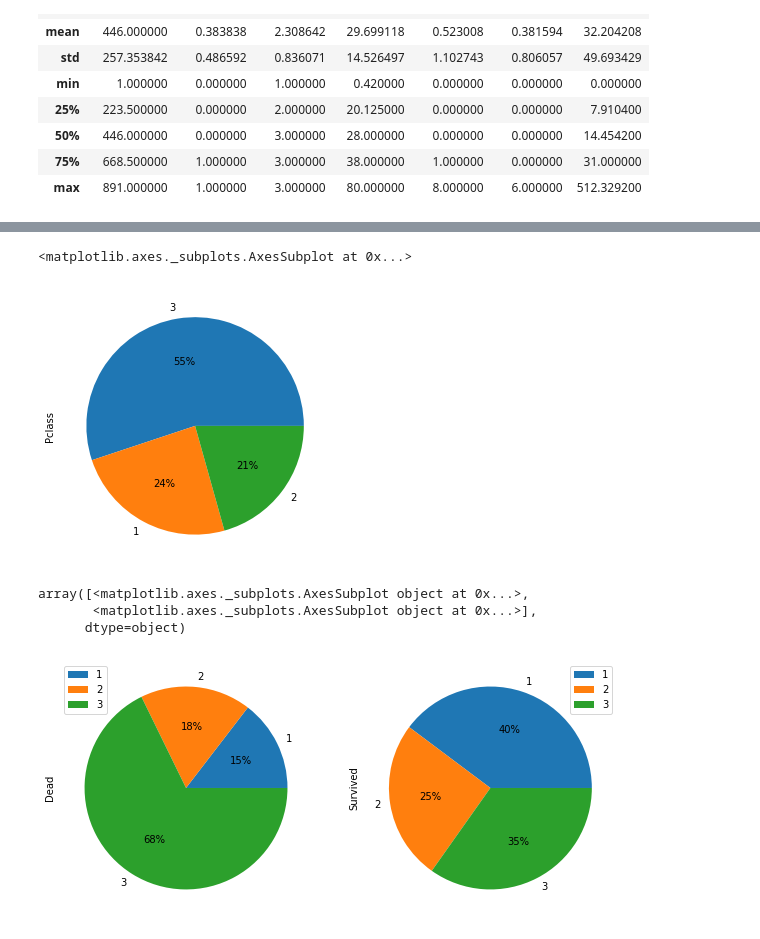
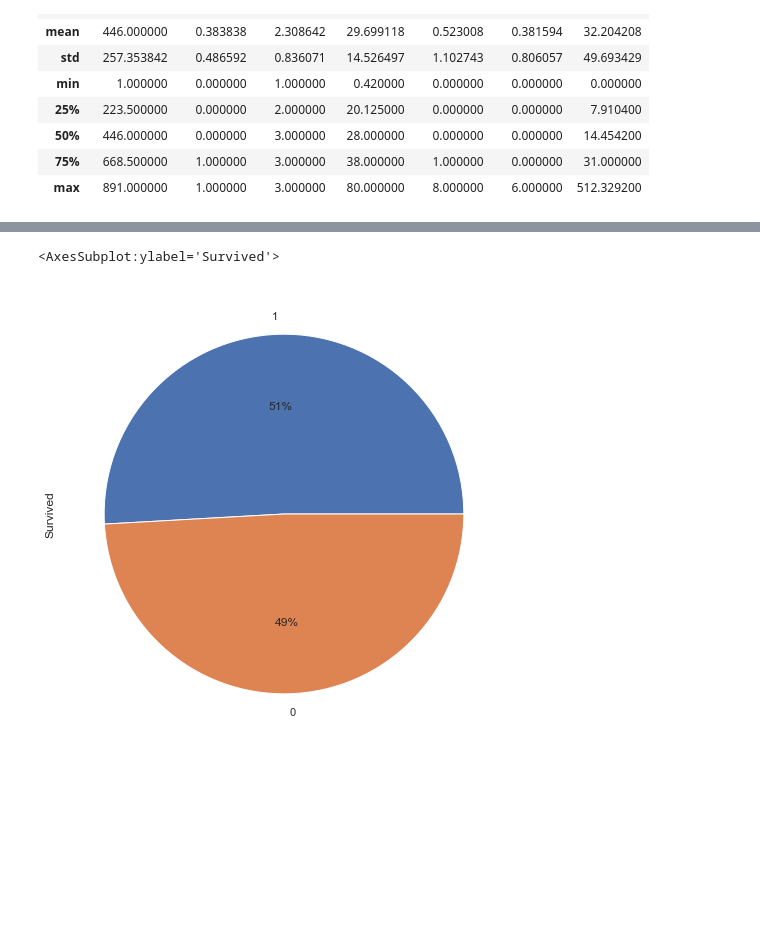
Before and after one commit to johnnyloreano/titanic, a Jupyter notebook: Untitled.ipynb, the cells around one changed output, grey strips where cells are left out. Drawn from its saved outputs; the diff is of its cells as text; code cells hidden in the pictures; blank space fills up the shorter version.

```diff
--- a/Untitled.ipynb
+++ b/Untitled.ipynb
@@ -11 +14,15 @@ import random
+# %%
+warnings.filterwarnings('ignore')
+warnings.filterwarnings('ignore', category=DeprecationWarning)
+
+sns.set(rc={'figure.figsize':(11.7,8.27)})
+HTML("""
+<style>
+.output_png {
+    display: table-cell;
+    text-align: center;
+    vertical-align: middle;
+}
+</style>
+""");
 # %%
@@ -104,0 +150,9 @@ array([<matplotlib.axes._subplots.AxesSubplot object at 0x...>,
+# %%
+from matplotlib.cbook import boxplot_stats
+outl = boxplot_stats(dataset.Fare).pop(0)['fliers']
+
+outlier_data = dataset[(dataset['Fare'].isin(outl)) & (dataset['Pclass'] == 1)]
+
+normal_data = dataset[(dataset['Fare'].isin(outl) == False) & (dataset['Pclass'] == 1)]
+
+(outlier_data['Survived'].value_counts()).plot(kind = 'pie', autopct='%1.0f%%')
@@ -105,16 +162,5 @@ array([<matplotlib.axes._subplots.AxesSubplot object at 0x...>,
 # %%
-dataset['Pclass'].value_counts().plot.pie( autopct='%1.0f%%', figsize = (5,5))
+(normal_data['Survived'].value_counts()).plot(kind = 'pie', autopct='%1.0f%%')
 # %% [output]
-<matplotlib.axes._subplots.AxesSubplot at 0x...>
+<AxesSubplot:ylabel='Survived'>
-[figure, old version]
+[figure, new version]
-# %%
-# survived_bar('Pclass').plot( kind = "bar")
-
-# survived = dataset[dataset['Survived'] == 1]['Pclass'].value_counts()
-# dead = dataset[dataset['Survived'] == 0]['Pclass'].value_counts()
-survived_bar('Pclass').transpose().plot( kind = "pie", subplots=True, figsize = (10,10), autopct='%1.0f%%')
-# %% [output]
-array([<matplotlib.axes._subplots.AxesSubplot object at 0x...>,
-       <matplotlib.axes._subplots.AxesSubplot object at 0x...>],
-      dtype=object)
-[figure, removed]
```
Also changed, not shown: parts of 21 cells of this notebook.
